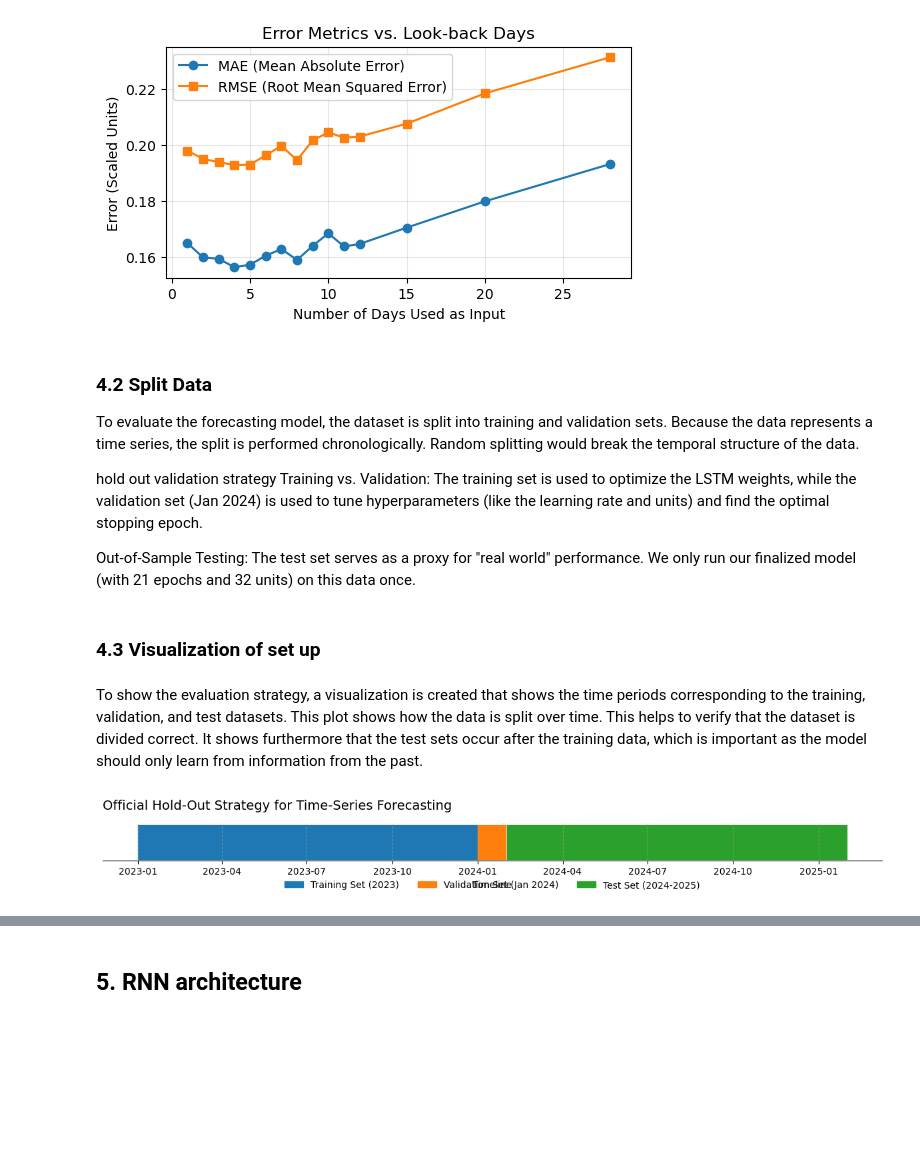
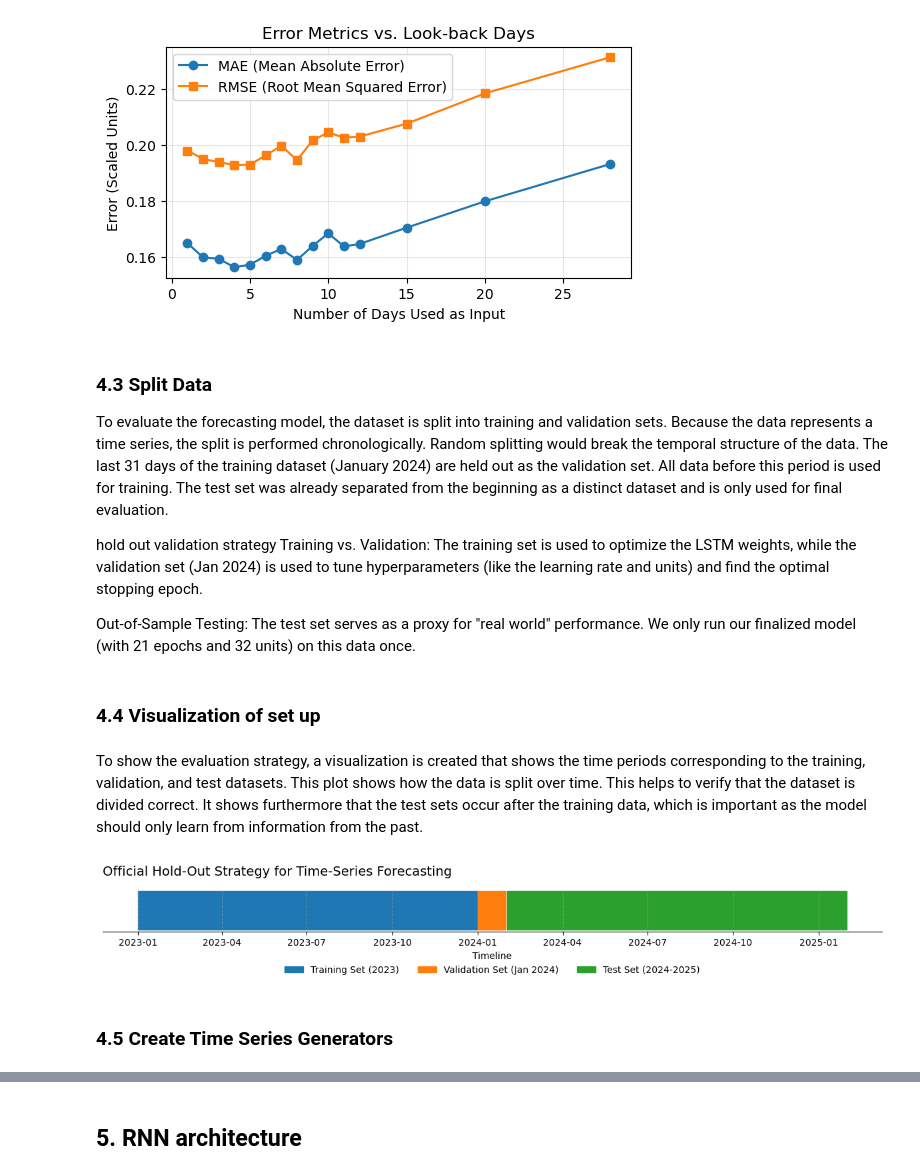
Before and after one commit to daphnemesquita2/1BM110, a Jupyter notebook: Assignment_1 copy.ipynb, the cells around one changed output, grey strips where cells are left out. Cells and saved outputs as stored; diff of their text form; code cells hidden in the pictures; blank space fills up the shorter version.

```diff
--- a/Assignment_1 copy.ipynb
+++ b/Assignment_1 copy.ipynb
@@ -510,8 +543,8 @@ plt.show()
 14    28  0.2312  0.1931
 [figure]
 # %% [markdown]
-### 4.2 Split Data
-To evaluate the forecasting model, the dataset is split into training and validation sets. Because the data represents a time series, the split is performed chronologically. Random splitting would break the temporal structure of the data.
+### 4.3 Split Data
+To evaluate the forecasting model, the dataset is split into training and validation sets. Because the data represents a time series, the split is performed chronologically. Random splitting would break the temporal structure of the data. The last 31 days of the training dataset (January 2024) are held out as the validation set. All data before this period is used for training. The test set was already separated from the beginning as a distinct dataset and is only used for final evaluation.
 
 hold out validation strategy
 Training vs. Validation: The training set is used to optimize the LSTM weights, while the validation set (Jan 2024) is used to tune hyperparameters (like the learning rate and units) and find the optimal stopping epoch.
@@ -525,7 +558,7 @@ val_df   = df_final.iloc[-val_days:]
 #print(val_df.head(5))
 #print(train_df)
 # %% [markdown]
-### 4.3 Visualization of set up
+### 4.4 Visualization of set up
 # %% [markdown]
 To show the evaluation strategy, a visualization is created that shows the time periods corresponding to the training, validation, and test datasets. This plot shows how the data is split over time. This helps to verify that the dataset is divided correct. It shows furthermore that the test sets occur after the training data, which is important as the model should only learn from information from the past.
 # %%
@@ -538,33 +571,35 @@ dates = pd.date_range(start='2023-01-01', end='2025-01-31', freq='D')
 fold = []
 for d in dates:
     if d < pd.Timestamp('2024-01-01'):
         fold.append(0)
     elif d < pd.Timestamp('2024-02-01'):
         fold.append(1)
     else:
         fold.append(2)
 
 # 2. Plotting
-plt.figure(figsize=(12, 2))
+plt.figure(figsize=(12, 3))
 colors = ['#1f77b4', '#ff7f0e', '#2ca02c']
 labels = ['Training Set (2023)', 'Validation Set (Jan 2024)', 'Test Set (2024-2025)']
 
 for i in range(3):
     mask = [f == i for f in fold]
     plt.fill_between(dates[mask], 0, 1, color=colors[i], label=labels[i])
 
 # 3. Formatting
 plt.title('Official Hold-Out Strategy for Time-Series Forecasting', fontsize=14, loc='left', pad=15)
 plt.yticks([]) # Hide Y-axis
 plt.xlabel('Timeline', fontsize=10)
-plt.legend(loc='upper center', bbox_to_anchor=(0.5, -0.3), ncol=3, frameon=False)
+plt.legend(loc='upper center', bbox_to_anchor=(0.5, -0.6), ncol=3, frameon=False)
 plt.grid(axis='x', linestyle='--', alpha=0.5)
 
 # Removing spines for a cleaner 'academic' look
 for spine in ['top', 'left', 'right']:
     plt.gca().spines[spine].set_visible(False)
 
 plt.tight_layout()
 plt.show()
 # %% [output]
-[figure, old version]
+[figure, new version]
+# %% [markdown]
+### 4.5 Create Time Series Generators
```
Also changed, not shown: parts of 29 cells of this notebook.
